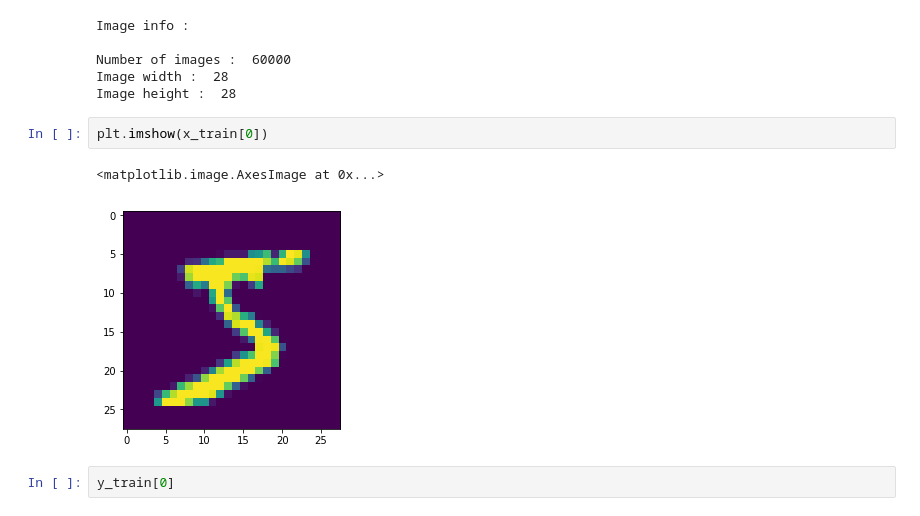
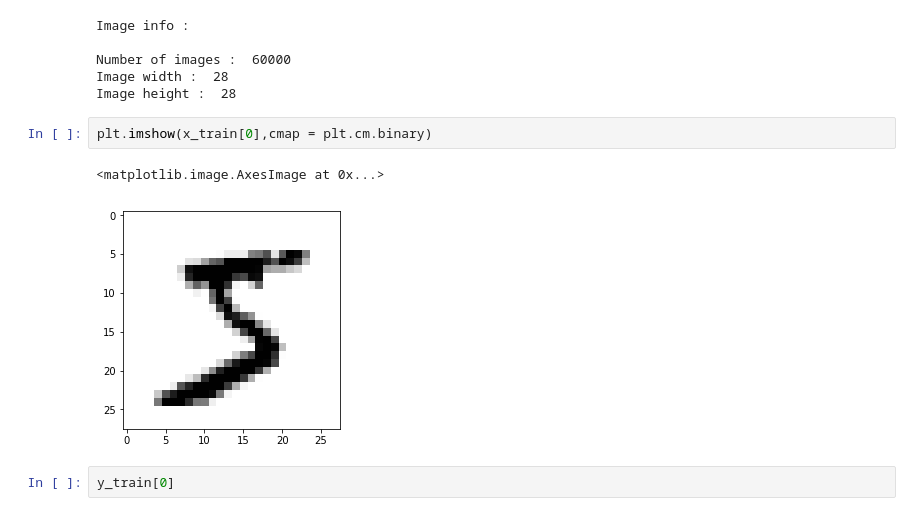
Before and after one commit to MikeG27/BCI_Image_Generation, a Jupyter notebook: notebooks/1.0._MikeG27_Classifier.ipynb, the cells around one changed output. Cells and saved outputs as stored; diff of their text form.

Commit message:
change cmap

```diff
--- a/notebooks/1.0._MikeG27_Classifier.ipynb
+++ b/notebooks/1.0._MikeG27_Classifier.ipynb
@@ -29,10 +29,10 @@ Number of images :  60000
 Image width :  28
 Image height :  28
 # %%
-plt.imshow(x_train[0])
+plt.imshow(x_train[0],cmap = plt.cm.binary)
 # %% [output]
 <matplotlib.image.AxesImage at 0x...>
-[figure, old version]
+[figure, new version]
 # %%
 y_train[0]
 # %% [output]
```
Also changed, not shown: parts of 3 cells of this notebook.
